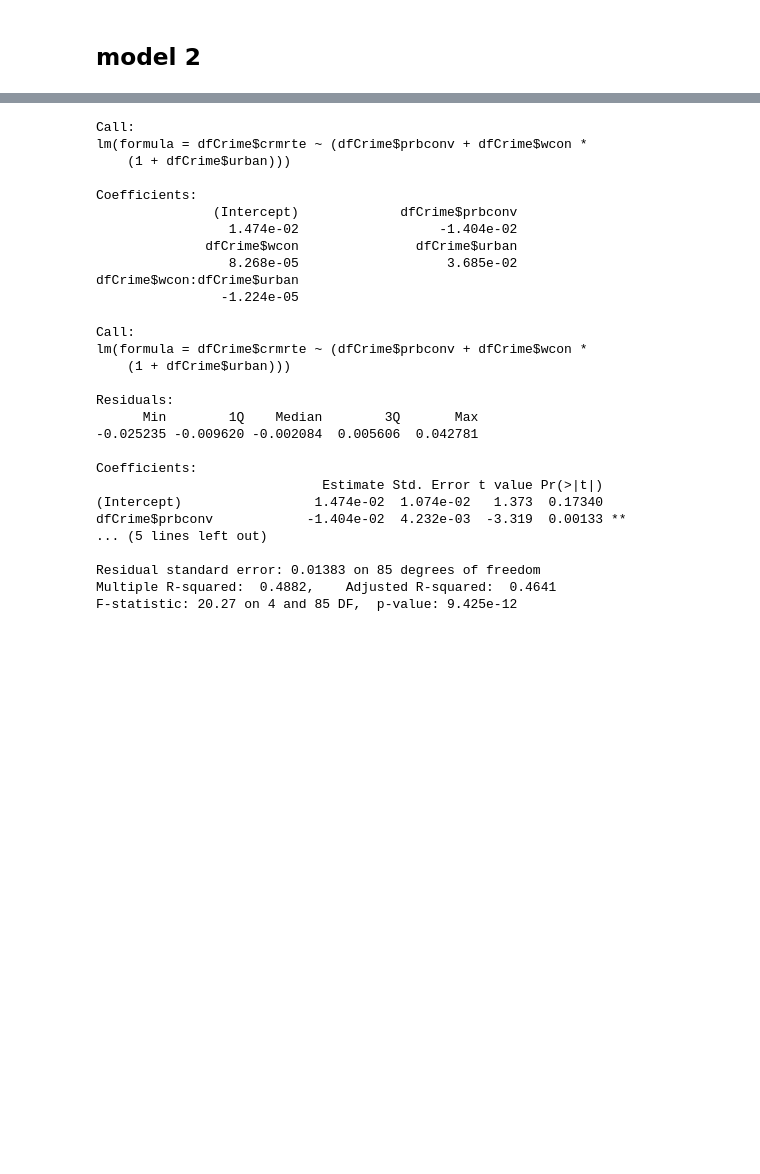
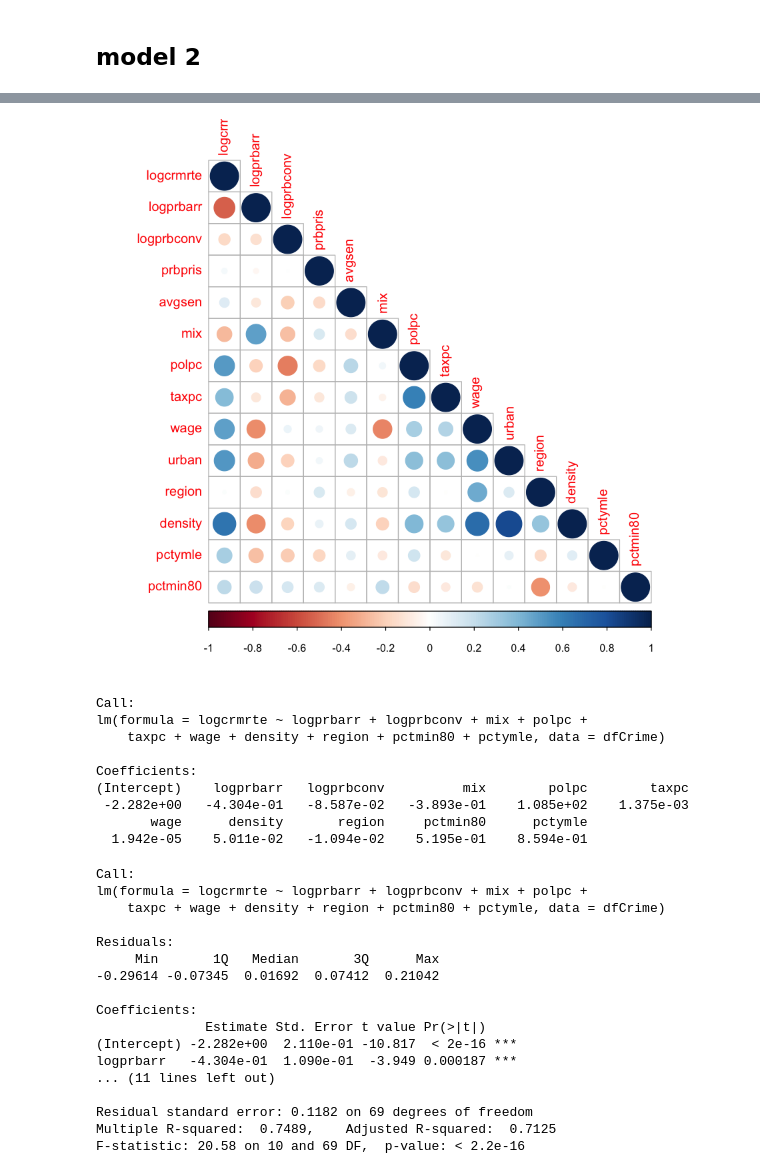
Before and after one commit to kevin-hartman/MIDS_W203_5_Lab3, a Jupyter notebook: alexa_model1.ipynb, the cells around one changed output, grey strips where cells are left out. Drawn from its saved outputs; the diff is of its cells as text; code cells hidden in the pictures; blank space fills up the shorter version.

Commit message:
updates corrplot for model2

```diff
--- a/alexa_model1.ipynb
+++ b/alexa_model1.ipynb
@@ -211,37 +268,43 @@ F-statistic: 24.94 on 3 and 76 DF,  p-value: 2.459e-11
+# %%
+
+
+corrplot(cor(dfCrime[,c("logcrmrte", "logprbarr", "logprbconv", "prbpris", "avgsen", "mix", "polpc", "taxpc", "wage", "urban", "region", "density", "pctymle", "pctmin80")]),method='circle', type = 'lower')
+# %% [output]
+[figure, added]
 # %%
 # list out high leverage points and rerun with
 # augment find broom package in tidy
 # create new column for dummy variable 0,1 (maybe a package for this?)
 # https://stats.idre.ucla.edu/r/modules/coding-for-categorical-variables-in-regression-models/
-mod2 <- lm(dfCrime$crmrte ~ (dfCrime$prbconv + dfCrime$wcon*(1+dfCrime$urban)))
+
+mod2 <- lm(logcrmrte ~ logprbarr + logprbconv + mix + polpc + taxpc + wage + density + region + pctmin80 + pctymle , data = dfCrime)
 mod2
+
 summary(mod2)
 # %% [output]
 Call:
-lm(formula = dfCrime$crmrte ~ (dfCrime$prbconv + dfCrime$wcon *
-    (1 + dfCrime$urban)))
+lm(formula = logcrmrte ~ logprbarr + logprbconv + mix + polpc +
+    taxpc + wage + density + region + pctmin80 + pctymle, data = dfCrime)
 
 Coefficients:
-               (Intercept)             dfCrime$prbconv
-                 1.474e-02                  -1.404e-02
-              dfCrime$wcon               dfCrime$urban
-                 8.268e-05                   3.685e-02
-dfCrime$wcon:dfCrime$urban
-                -1.224e-05
+(Intercept)    logprbarr   logprbconv          mix        polpc        taxpc
+ -2.282e+00   -4.304e-01   -8.587e-02   -3.893e-01    1.085e+02    1.375e-03
+       wage      density       region     pctmin80      pctymle
+  1.942e-05    5.011e-02   -1.094e-02    5.195e-01    8.594e-01
 Call:
-lm(formula = dfCrime$crmrte ~ (dfCrime$prbconv + dfCrime$wcon *
-    (1 + dfCrime$urban)))
+lm(formula = logcrmrte ~ logprbarr + logprbconv + mix + polpc +
+    taxpc + wage + density + region + pctmin80 + pctymle, data = dfCrime)
 
 Residuals:
-      Min        1Q    Median        3Q       Max
--0.025235 -0.009620 -0.002084  0.005606  0.042781
+     Min       1Q   Median       3Q      Max
+-0.29614 -0.07345  0.01692  0.07412  0.21042
 
 Coefficients:
-                             Estimate Std. Error t value Pr(>|t|)
-(Intercept)                 1.474e-02  1.074e-02   1.373  0.17340
-dfCrime$prbconv            -1.404e-02  4.232e-03  -3.319  0.00133 **
-... (5 lines left out)
+              Estimate Std. Error t value Pr(>|t|)
+(Intercept) -2.282e+00  2.110e-01 -10.817  < 2e-16 ***
+logprbarr   -4.304e-01  1.090e-01  -3.949 0.000187 ***
+... (11 lines left out)
 
-Residual standard error: 0.01383 on 85 degrees of freedom
-Multiple R-squared:  0.4882,    Adjusted R-squared:  0.4641
-F-statistic: 20.27 on 4 and 85 DF,  p-value: 9.425e-12
+Residual standard error: 0.1182 on 69 degrees of freedom
+Multiple R-squared:  0.7489,    Adjusted R-squared:  0.7125
+F-statistic: 20.58 on 10 and 69 DF,  p-value: < 2.2e-16
```
Also changed, not shown: parts of 10 cells of this notebook.
